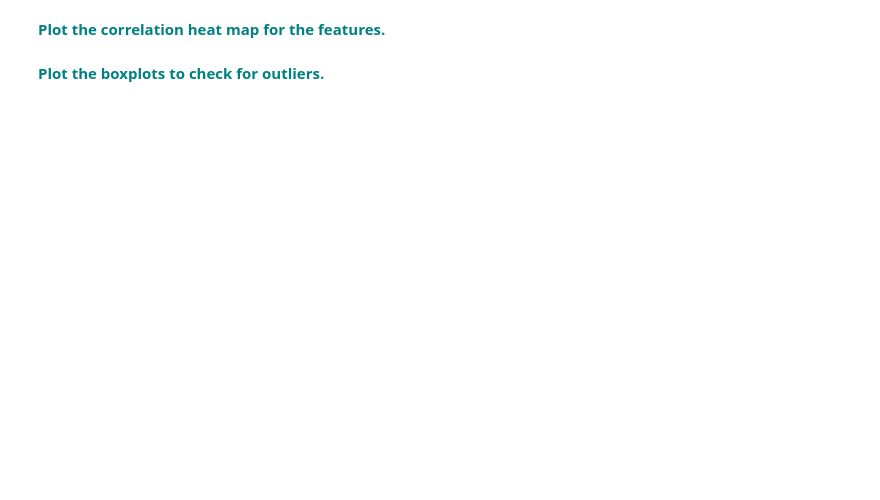
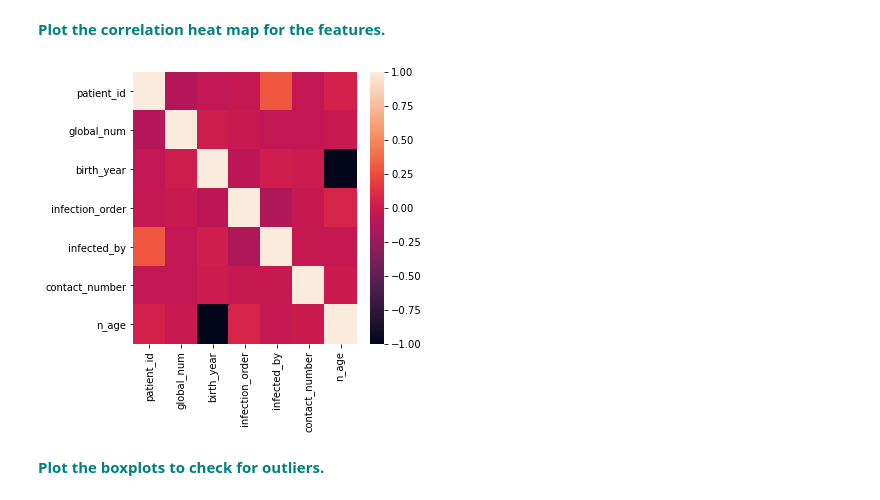
Before and after one commit to soundarya2121/Springboard, a Jupyter notebook: RandomForest_casestudy_covid19.ipynb, the cells around one changed output. Drawn from its saved outputs; the diff is of its cells as text; code cells hidden in the pictures; blank space fills up the shorter version.

```diff
--- a/RandomForest_casestudy_covid19.ipynb
+++ b/RandomForest_casestudy_covid19.ipynb
@@ -114,4 +166,9 @@ for feature in fillna_mean_features:
+# %%
+# df['disease'].fillna(df['global_num'].mean())
+df['global_num'] = df['global_num'].fillna(df['global_num'].mean())
+df['birth_year'] = df['birth_year'].fillna(df['birth_year'].mean())
+df['infection_order'] = df['infection_order'].fillna(df['infection_order'].mean())
+df['infected_by'] = df['infected_by'].fillna(df['infected_by'].mean())
+df['contact_number'] = df['contact_number'].fillna(df['contact_number'].mean())
 # %% [markdown]
  **<font color='teal'> Fill the rest of the missing values with any method.</font>**
-# %%
-df.fillna(0, inplace=True)
@@ -118,4 +198,35 @@ df.fillna(0, inplace=True)
 # %% [markdown]
  **<font color='teal'> Check for any remaining null values.</font>**
+# %%
+# Uses the maximum to fill in the nulls
+df['sex'] = df['sex'].fillna('female')
+# Takes the median of the ages by first removing the s in the strings and then converting it to an int
+temp = df['age']
+temp = temp.str.replace('s', '')
+temp = pd.to_numeric(temp, errors='coerce')
+s = str(int(max(temp))) + 's'
+s
+df['age'] = df['age'].fillna(s)
+
+# Finds the most popular city and uses it.
+max_city = df['city'].value_counts().keys()[0]
+df['city'] = df['city'].fillna(max_city)
+# Takes the city with most cases
+counts = df['infection_case'].value_counts()
+df['infection_case'] = df['infection_case'].fillna(counts.keys()[0])
+
+# Set the null dates to 9999-99-99
+df['symptom_onset_date'] = df['symptom_onset_date'].fillna('9999-99-99')
+
+# confirm date and deceased date to the same
+df['confirmed_date'] = df['confirmed_date'].fillna('9999-99-99')
+df['released_date'] = df['released_date'].fillna('9999-99-99')
+df['deceased_date'] = df['deceased_date'].fillna('9999-99-99')
+
+# take the max count for state and set the null values as them
+df['state'] = df['state'].fillna('missing')
+
+# take the average for the age and use it to fill the null values
+df['n_age'] = df['n_age'].fillna(df['n_age'].mean())
 # %%
 df.isnull().sum()
@@ -161,2 +351,9 @@ plt.savefig('figures/heatmap.png')
+# %%
+plt.figure(figsize=(5, 5))
+ax = sns.heatmap(df.corr())
+plt.yticks(rotation=0)
+plt.show()
+# %% [output]
+[figure, added]
 # %% [markdown]
 **<font color='teal'> Plot the boxplots to check for outliers. </font>**
```
Also changed, not shown: parts of 30 cells of this notebook.
